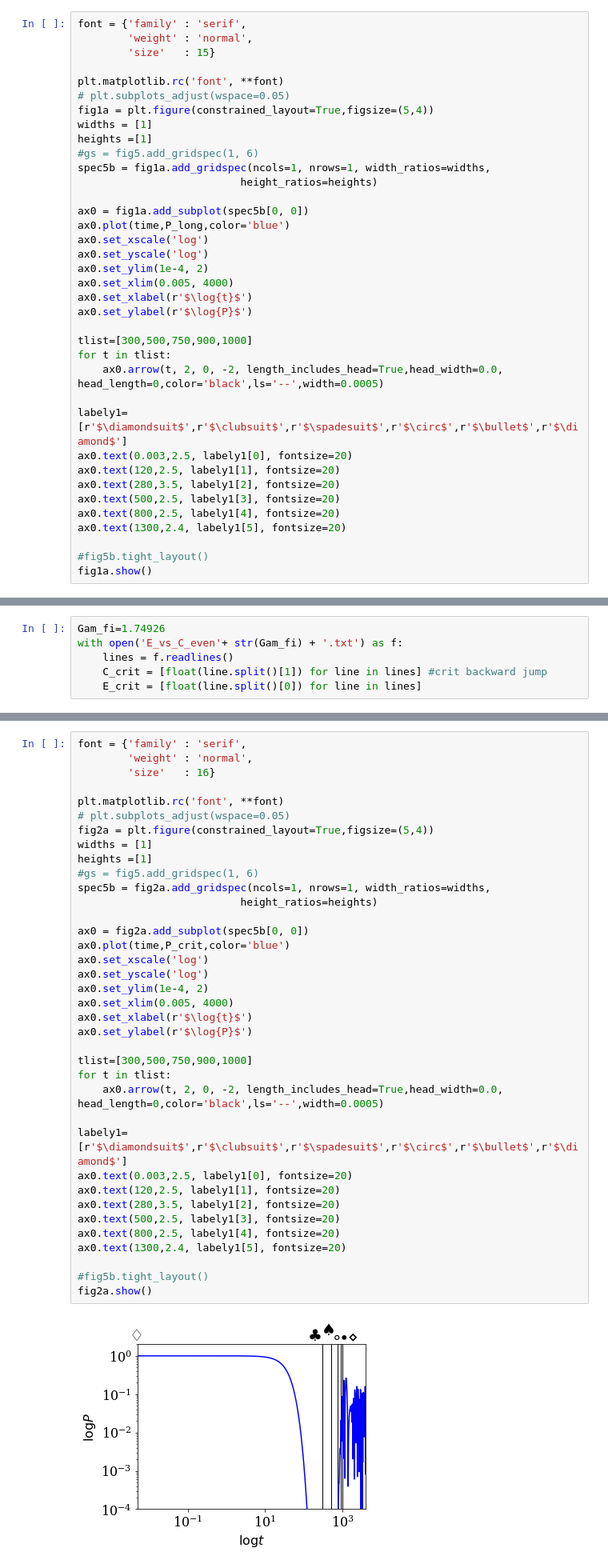
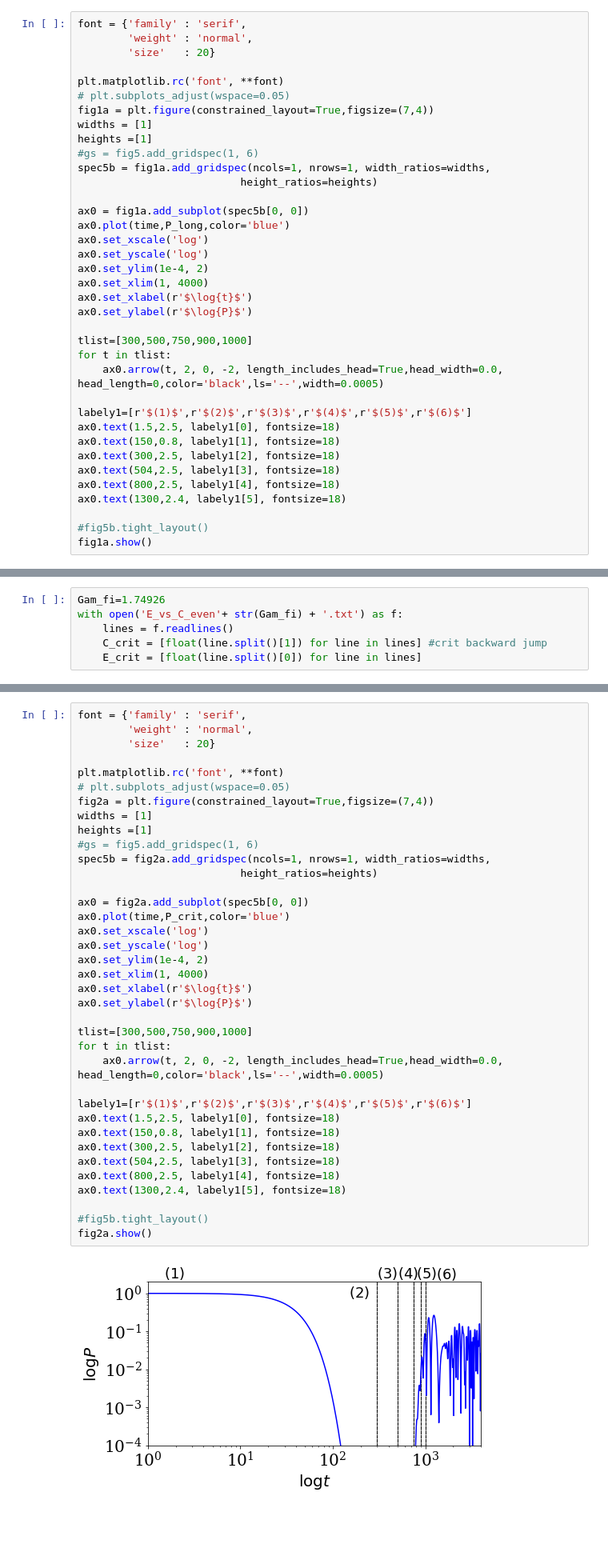
Before and after one commit to MikeKlocCZ/Back-quench-in-LMG, a Jupyter notebook: Backquench_LMG.ipynb, the cells around one changed output, grey strips where cells are left out. Shown: that part at 80% size. Cells and saved outputs as stored; diff of their text form; blank space fills up the shorter version.

```diff
--- a/Backquench_LMG.ipynb
+++ b/Backquench_LMG.ipynb
@@ -238,11 +226,11 @@ plt.show()
 # %%
 font = {'family' : 'serif',
         'weight' : 'normal',
-        'size'   : 15}
+        'size'   : 20}
 
 plt.matplotlib.rc('font', **font)
 # plt.subplots_adjust(wspace=0.05)
-fig1a = plt.figure(constrained_layout=True,figsize=(5,4))
+fig1a = plt.figure(constrained_layout=True,figsize=(7,4))
 widths = [1]
 heights =[1]
 #gs = fig5.add_gridspec(1, 6)
@@ -254,7 +242,7 @@ ax0.plot(time,P_long,color='blue')
 ax0.set_xscale('log')
 ax0.set_yscale('log')
 ax0.set_ylim(1e-4, 2)
-ax0.set_xlim(0.005, 4000)
+ax0.set_xlim(1, 4000)
 ax0.set_xlabel(r'$\log{t}$')
 ax0.set_ylabel(r'$\log{P}$')
 
@@ -262,13 +250,13 @@ tlist=[300,500,750,900,1000]
 for t in tlist:
     ax0.arrow(t, 2, 0, -2, length_includes_head=True,head_width=0.0, head_length=0,color='black',ls='--',width=0.0005)
 
-labely1=[r'$\diamondsuit$',r'$\clubsuit$',r'$\spadesuit$',r'$\circ$',r'$\bullet$',r'$\diamond$']
-ax0.text(0.003,2.5, labely1[0], fontsize=20)
-ax0.text(120,2.5, labely1[1], fontsize=20)
-ax0.text(280,3.5, labely1[2], fontsize=20)
-ax0.text(500,2.5, labely1[3], fontsize=20)
-ax0.text(800,2.5, labely1[4], fontsize=20)
-ax0.text(1300,2.4, labely1[5], fontsize=20)
+labely1=[r'$(1)$',r'$(2)$',r'$(3)$',r'$(4)$',r'$(5)$',r'$(6)$']
+ax0.text(1.5,2.5, labely1[0], fontsize=18)
+ax0.text(150,0.8, labely1[1], fontsize=18)
+ax0.text(300,2.5, labely1[2], fontsize=18)
+ax0.text(504,2.5, labely1[3], fontsize=18)
+ax0.text(800,2.5, labely1[4], fontsize=18)
+ax0.text(1300,2.4, labely1[5], fontsize=18)
 
 #fig5b.tight_layout()
 fig1a.show()
@@ -298,42 +286,42 @@ plt.show()
 # %%
 font = {'family' : 'serif',
         'weight' : 'normal',
-        'size'   : 16}
+        'size'   : 20}
 
 plt.matplotlib.rc('font', **font)
 # plt.subplots_adjust(wspace=0.05)
-fig2a = plt.figure(constrained_layout=True,figsize=(5,4))
+fig2a = plt.figure(constrained_layout=True,figsize=(7,4))
 widths = [1]
 heights =[1]
 #gs = fig5.add_gridspec(1, 6)
 spec5b = fig2a.add_gridspec(ncols=1, nrows=1, width_ratios=widths,
                           height_ratios=heights)
 
 ax0 = fig2a.add_subplot(spec5b[0, 0])
 ax0.plot(time,P_crit,color='blue')
 ax0.set_xscale('log')
 ax0.set_yscale('log')
 ax0.set_ylim(1e-4, 2)
-ax0.set_xlim(0.005, 4000)
+ax0.set_xlim(1, 4000)
 ax0.set_xlabel(r'$\log{t}$')
 ax0.set_ylabel(r'$\log{P}$')
 
 tlist=[300,500,750,900,1000]
 for t in tlist:
     ax0.arrow(t, 2, 0, -2, length_includes_head=True,head_width=0.0, head_length=0,color='black',ls='--',width=0.0005)
 
-labely1=[r'$\diamondsuit$',r'$\clubsuit$',r'$\spadesuit$',r'$\circ$',r'$\bullet$',r'$\diamond$']
-ax0.text(0.003,2.5, labely1[0], fontsize=20)
-ax0.text(120,2.5, labely1[1], fontsize=20)
-ax0.text(280,3.5, labely1[2], fontsize=20)
-ax0.text(500,2.5, labely1[3], fontsize=20)
-ax0.text(800,2.5, labely1[4], fontsize=20)
-ax0.text(1300,2.4, labely1[5], fontsize=20)
+labely1=[r'$(1)$',r'$(2)$',r'$(3)$',r'$(4)$',r'$(5)$',r'$(6)$']
+ax0.text(1.5,2.5, labely1[0], fontsize=18)
+ax0.text(150,0.8, labely1[1], fontsize=18)
+ax0.text(300,2.5, labely1[2], fontsize=18)
+ax0.text(504,2.5, labely1[3], fontsize=18)
+ax0.text(800,2.5, labely1[4], fontsize=18)
+ax0.text(1300,2.4, labely1[5], fontsize=18)
 
 #fig5b.tight_layout()
 fig2a.show()
 # %% [output]
-[figure, old version]
+[figure, new version]
 # %%
 fig2a.savefig('Evo_crit.pdf', dpi=None, facecolor='w', edgecolor='w', orientation='portrait', papertype=None, format=None, transparent=False, bbox_inches=None, pad_inches=0.1, metadata=None)
 # %%
```
Also changed, not shown: parts of 13 cells of this notebook.
